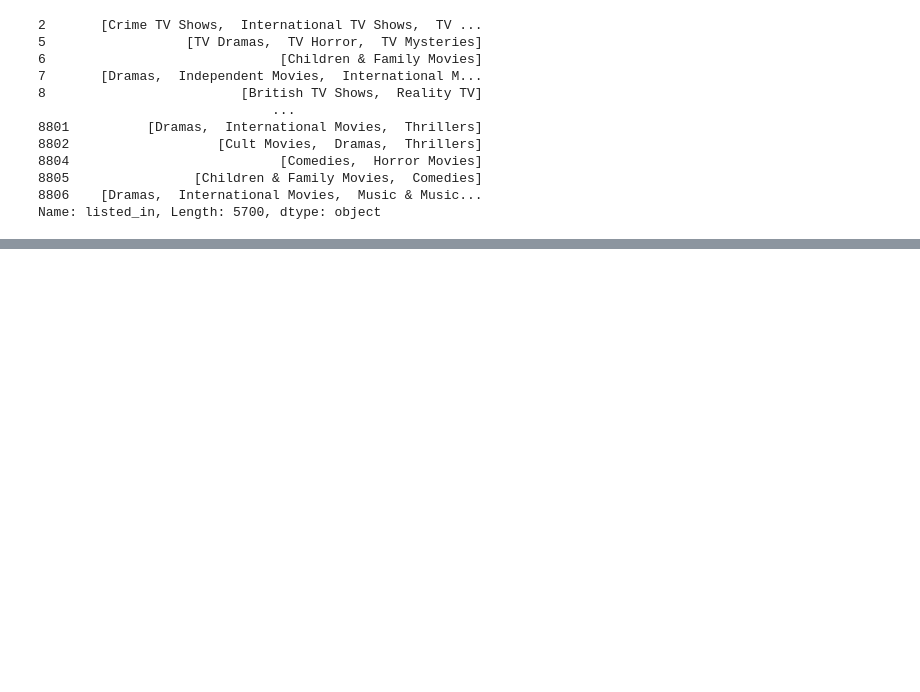
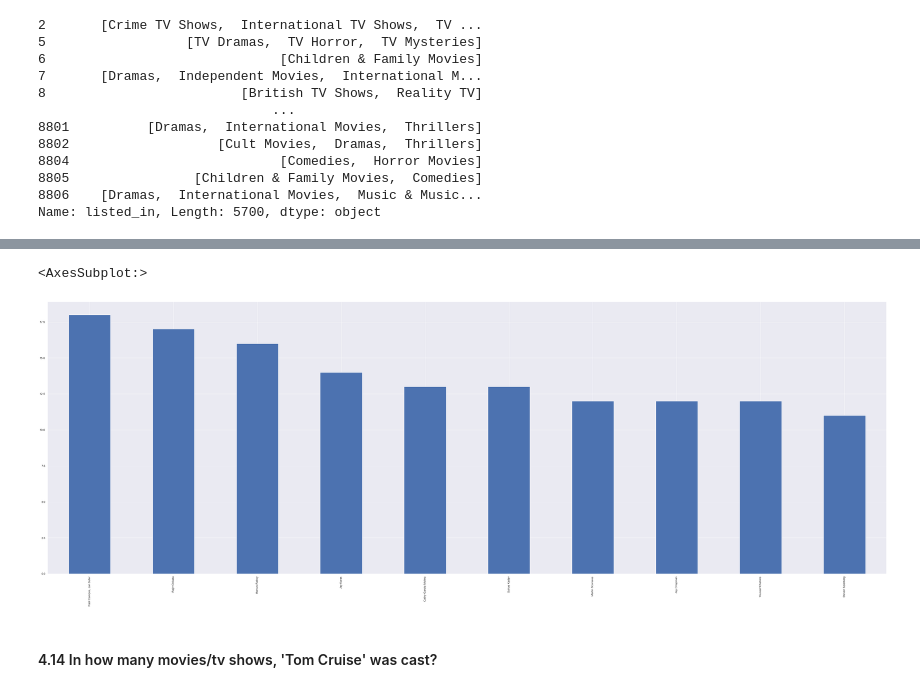
Before and after one commit to esthefaniagapito/Exploratory_Data_Analysis_EDA, a Jupyter notebook: EDA_Classes/EDA_Netflix.ipynb, the cells around one changed output, grey strips where cells are left out. Saved outputs shown, nothing was run; the diff lists cells and outputs as text; code cells hidden in the pictures; blank space fills up the shorter version.

```diff
--- a/EDA_Classes/EDA_Netflix.ipynb
+++ b/EDA_Classes/EDA_Netflix.ipynb
@@ -497,0 +698,7 @@ df_netflix_copy.head(2)
+# %%
+df_netflix_copy["director"].value_counts().head(10).plot(kind='bar')
+# %% [output]
+<AxesSubplot:>
+[figure, added]
+# %% [markdown]
+#### 4.14 In how many movies/tv shows, 'Tom Cruise' was cast?
```
Also changed, not shown: parts of 37 cells of this notebook, 3 other files.
